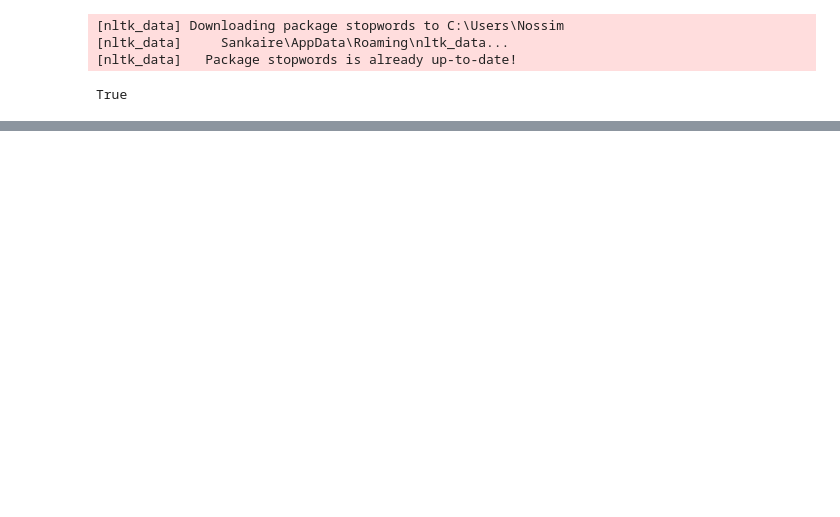
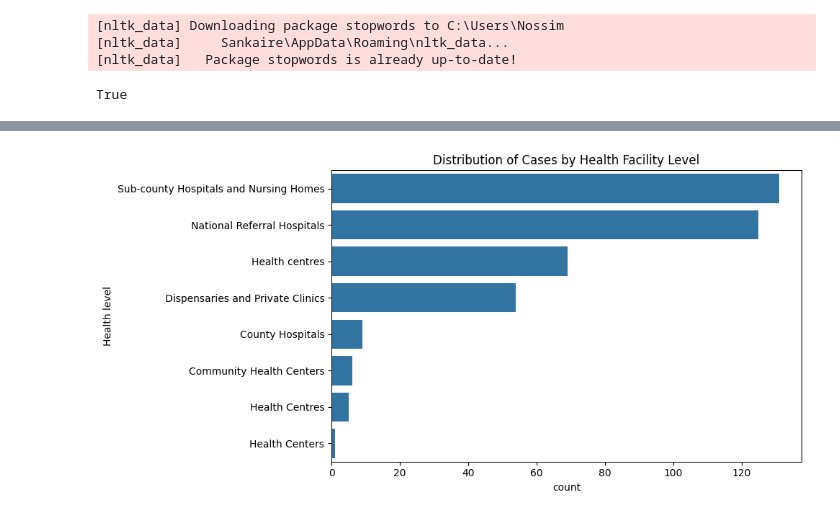
Before and after one commit to Hannah-Nossim/clinical_decision_nlp, a Jupyter notebook: notebooks/preprocessing.ipynb, the cells around one changed output, grey strips where cells are left out. Saved outputs shown, nothing was run; the diff lists cells and outputs as text; code cells hidden in the pictures; blank space fills up the shorter version.

Commit message:
Add preprocessing notebook and cleaned datasets

```diff
--- a/notebooks/preprocessing.ipynb
+++ b/notebooks/preprocessing.ipynb
@@ -38,11 +37,10 @@ Columns available: ['Master_Index', 'County', 'Health level', 'Years of Experien
 # %%
-def clean_text(text):
+def clean_text_advanced(text):
     if pd.isna(text):
         return ""
-    text = str(text).replace("_x0001_", " ")
-    text = re.sub(r"\s+", " ", text)   # normalize spaces
-    return text.strip()
 
-df["Prompt_clean"] = df["Prompt"].apply(clean_text)
-
-df[["Prompt", "Prompt_clean"]].head(5)
+    text = str(text)
+    text = re.sub(r'_x000D_|_x0001_|\\n|\\t', ' ', text)
+    text = re.sub(r'\s+', ' ', text)
+    text = text.strip()
+    return text
@@ -108,0 +47,16 @@ df[["Prompt_clean", "Symptoms", "Diagnosis_Qs", "Plan_Qs"]].head(10)
+# %%
+# Cleaning of textual columns
+text_columns = ['Prompt', 'Clinician', 'GPT4.0', 'LLAMA', 'GEMINI', 'DDX SNOMED', 'Nursing Competency', 'Clinical Panel', 'County']
+for col in text_columns:
+    if col in df.columns:
+        df[f"{col}_clean"] = df[col].apply(clean_text_advanced)
+    else:
+        print(f"Warning: Column '{col}' not found in dataframe.")
+
+# Handle missing values in 'Years of Experience' - fill with median or mean, flag
+if 'Years of Experience' in df.columns:
+    exp_median = df['Years of Experience'].median()
+    df['Years of Experience'].fillna(exp_median, inplace=True)
+    print(f"Filled missing 'Years of Experience' with median value: {exp_median}")
+
+print(f"Filled missing 'Years of Experience' with median value: {exp_median}.")
@@ -108,0 +84,10 @@ df[["Prompt_clean", "Symptoms", "Diagnosis_Qs", "Plan_Qs"]].head(10)
+# %%
+# Health Facility Level Distribution
+df['Health level'].value_counts()
+plt.figure(figsize=(10,5))
+sns.countplot(y='Health level', data=df, order=df['Health level'].value_counts().index)
+plt.title('Distribution of Cases by Health Facility Level')
+plt.tight_layout()
+plt.show()
+# %% [output]
+[figure, added]
```
Also changed, not shown: parts of 16 cells of this notebook, 5 other files.
